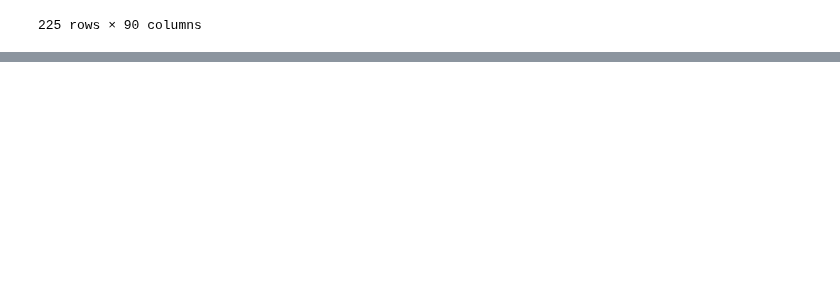
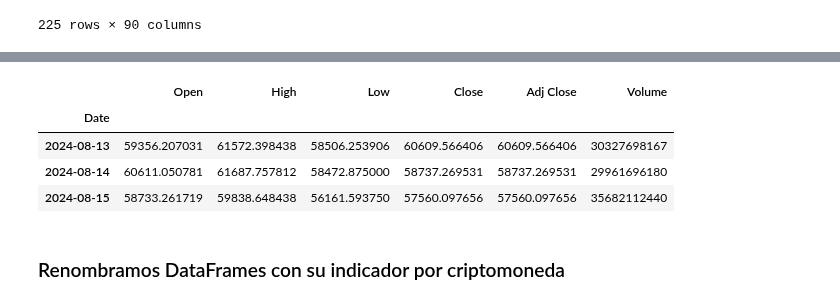
Before and after one commit to CODING-racer/criptobot, a Jupyter notebook: optimizado.ipynb, the cells around one changed output, grey strips where cells are left out. Saved outputs shown, nothing was run; the diff lists cells and outputs as text; code cells hidden in the pictures; blank space fills up the shorter version.

```diff
--- a/optimizado.ipynb
+++ b/optimizado.ipynb
@@ -676,3 +676,20 @@ df
 | 2024-08-11 | 60944.890625 | 61778.660156 | 58348.824219 | 58719.484375 | 58719.484375 | 22759754812 | 60944.890625 | 61778.660156 | ... |
 | 2024-08-12 | 58719.394531 | 60680.332031 | 57688.898438 | 59354.515625 | 59354.515625 | 37078637820 | 58719.394531 | 60680.332031 | ... |
 225 rows × 90 columns
+# %%
+tickers = "BTC-USD" "ETH-USD", "XRP-USD", "LTC-USB", "BCH-USDF", "ADA-USDT", "DOT-USD", "DOT", "BNB-USD", "DOGE-USD", "SOL-USD", "XLM-USD", "USDT-USD", "UNI-USD", "LINK-USD", "AVAX-USD"
+BTC_2 = yf.download(ticker, start="2024-08-13", end="2024-08-16")
+ETH_2 = yf.download(ticker, start="2024-08-13", end="2024-08-16")
+XRP_2 = yf.download(ticker, start="2024-08-13", end="2024-08-16")
+LTC_2 = yf.download(ticker, start="2024-08-13", end="2024-08-16")
+BCH_2 = yf.download(ticker, start="2024-08-13", end="2024-08-16")
+ADA_2 = yf.download(ticker, start="2024-08-13", end="2024-08-16")
+DOT_2 = yf.download(ticker, start="2024-08-13", end="2024-08-16")
+BNB_2 = yf.download(ticker, start="2024-08-13", end="2024-08-16")
+DOGE_2 = yf.download(ticker, start="2024-08-13", end="2024-08-16")
+SOL_2 = yf.download(ticker, start="2024-08-13", end="2024-08-16")
+XLM_2 = yf.download(ticker, start="2024-08-13", end="2024-08-16")
+USDT_2 = yf.download(ticker, start="2024-08-13", end="2024-08-16")
+UNI_2 = yf.download(ticker, start="2024-08-13", end="2024-08-16")
+LINK_2 = yf.download(ticker, start="2024-08-13", end="2024-08-16")
+AVAX_2 = yf.download(ticker, start="2024-08-13", end="2024-08-16")
@@ -678,0 +712,10 @@ df
+# %%
+BTC_2
+# %% [output]
+|  | Open | High | Low | Close | Adj Close | Volume |
+| Date |  |  |  |  |  |  |
+| 2024-08-13 | 59356.207031 | 61572.398438 | 58506.253906 | 60609.566406 | 60609.566406 | 30327698167 |
+| 2024-08-14 | 60611.050781 | 61687.757812 | 58472.875000 | 58737.269531 | 58737.269531 | 29961696180 |
+| 2024-08-15 | 58733.261719 | 59838.648438 | 56161.593750 | 57560.097656 | 57560.097656 | 35682112440 |
+# %% [markdown]
+### Renombramos DataFrames con su indicador por criptomoneda
```
Also changed, not shown: parts of 18 cells of this notebook.
